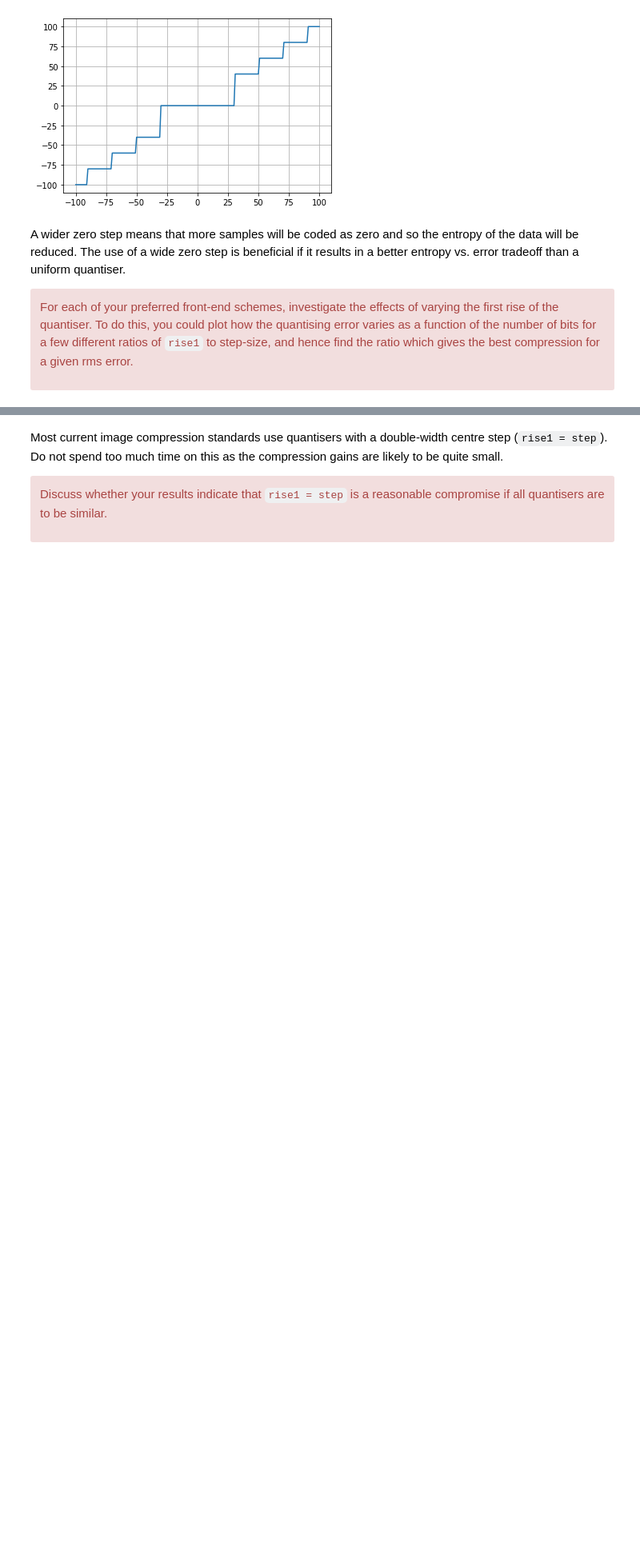
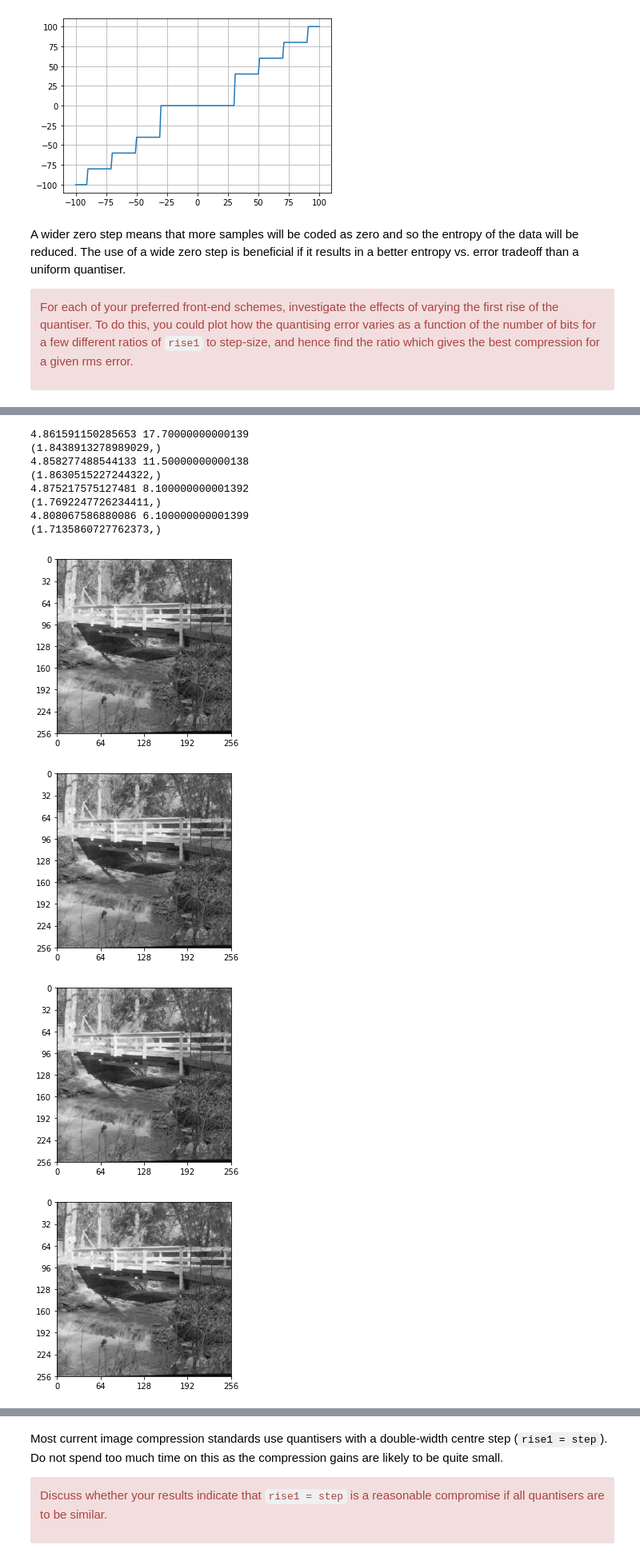
Before and after one commit to PhilipOfDunphy12341/cued_sf2_lab, a Jupyter notebook: 10-11-selection-centre-clipped.ipynb, the cells around one changed output, grey strips where cells are left out. Shown at 80% size. Saved outputs shown, nothing was run; the diff lists cells and outputs as text; code cells hidden in the pictures; blank space fills up the shorter version.

```diff
--- a/10-11-selection-centre-clipped.ipynb
+++ b/10-11-selection-centre-clipped.ipynb
@@ -95,0 +220,30 @@ best compression for a given rms error. </div>
+# %%
+threshold = np.std(bridge-quantise(bridge,17))
+epsilon = 0.1
+
+for i in [0.5, 1, 1.5, 2]:
+    f_k1 , new_step = gradient_dec(bridge, threshold,epsilon,8, 100, i)
+
+    print(f_k1,new_step)
+
+    Y = colxfm(colxfm(bridge, C8).T, C8).T
+    Yq = quantise(Y,new_step, new_step*i)
+
+    Zq = colxfm(colxfm(Yq.T, C8.T).T, C8.T)
+    fig,ax = plt.subplots()
+    plot_image(Zq,ax=ax)
+
+    print(c_ratio(bridge, 8, new_step, new_step*i)[:1])
+# %% [output]
+4.861591150285653 17.70000000000139
+(1.8438913278989029,)
+4.858277488544133 11.50000000000138
+(1.8630515227244322,)
+4.875217575127481 8.100000000001392
+(1.7692247726234411,)
+4.808067586880086 6.100000000001399
+(1.7135860727762373,)
+[figure, added]
+[figure, added]
+[figure, added]
+[figure, added]
```
Also changed, not shown: parts of 8 cells of this notebook, 5 other files.
